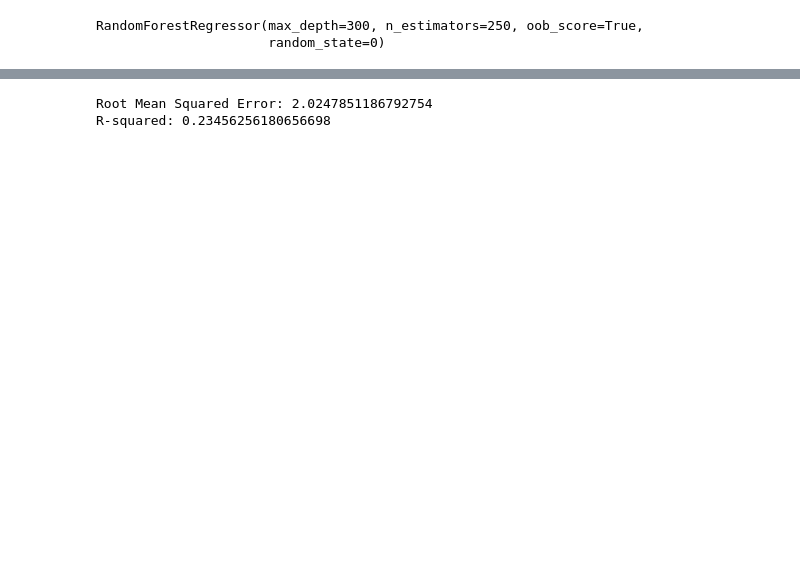
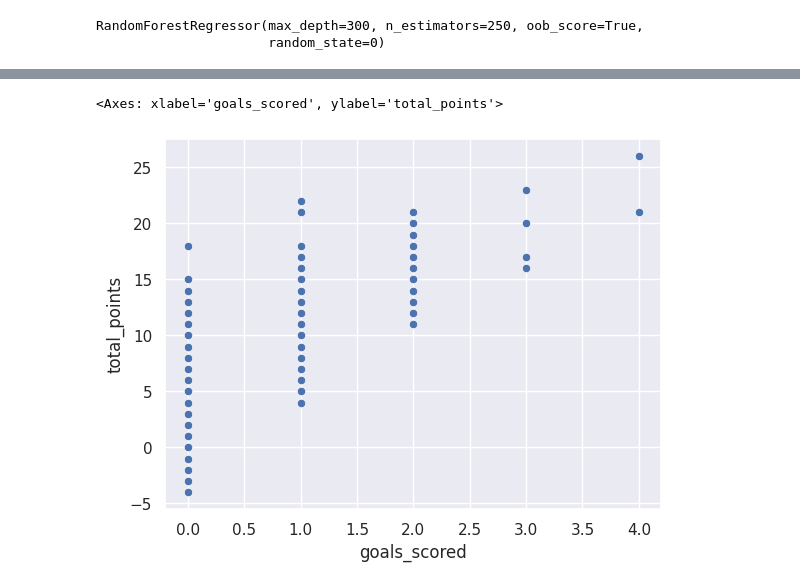
Before and after one commit to matgim1994/FPLAdvisor, a Jupyter notebook: prediction_template.ipynb, the cells around one changed output, grey strips where cells are left out. Drawn from its saved outputs; the diff is of its cells as text; code cells hidden in the pictures; blank space fills up the shorter version.

```diff
--- a/prediction_template.ipynb
+++ b/prediction_template.ipynb
@@ -324,11 +331,6 @@ regressor.fit(X_train, y_train)
 # %%
-predictions = regressor.predict(X_test)
-# Evaluating the model
-rmse = root_mean_squared_error(y_test, predictions)
-print(f'Root Mean Squared Error: {rmse}')
-r2 = r2_score(y_test, predictions)
-print(f'R-squared: {r2}')
+sns.scatterplot(data = df, x = df.goals_scored, y = df.total_points)
 # %% [output]
-Root Mean Squared Error: 2.0247851186792754
-R-squared: 0.23456256180656698
+<Axes: xlabel='goals_scored', ylabel='total_points'>
+[figure, added]
 # %%
```
Also changed, not shown: parts of 17 cells of this notebook.
